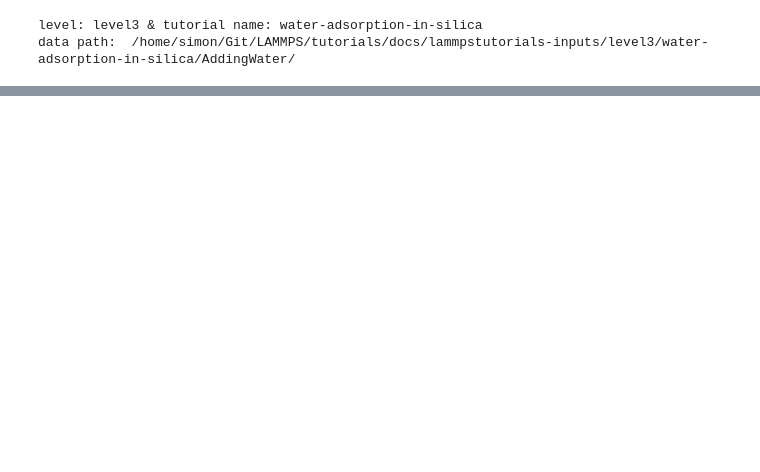
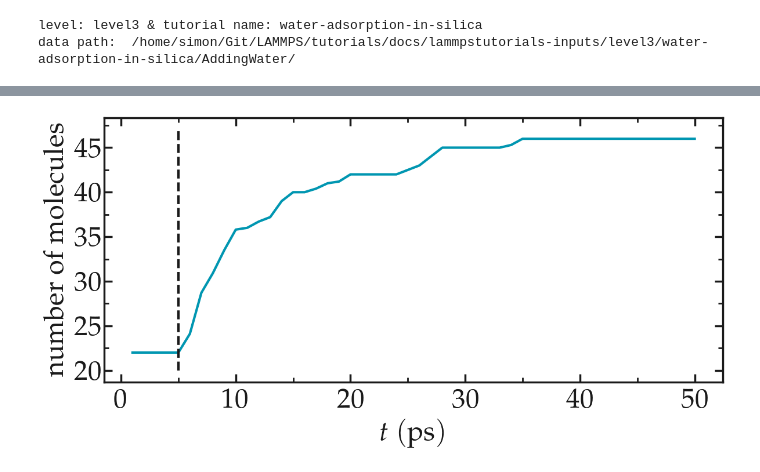
Before and after one commit to lammpstutorials/lammpstutorials.github.io, a Jupyter notebook: docs/sphinx/source/tutorials/figures/level3/water-adsorption-in-silica/number_evolution-pyplot.ipynb, the cells around one changed output, grey strips where cells are left out. Cells and saved outputs as stored; diff of their text form; code cells hidden in the pictures; blank space fills up the shorter version.

```diff
--- a/docs/sphinx/source/tutorials/figures/level3/water-adsorption-in-silica/number_evolution-pyplot.ipynb
+++ b/docs/sphinx/source/tutorials/figures/level3/water-adsorption-in-silica/number_evolution-pyplot.ipynb
@@ -41,0 +43,16 @@ for mode, mygray in zip(['light', 'dark'], [colors["mylightgray"], colors["mydar
+# %%
+filename = "number-article"
+mode = 'light'
+mygray = colors["mylightgray"]
+fig = prepare_figure(mode, transparency = False, desired_figsize=(12,6))
+ax, n, l_tot, c_tot = [], 0, 1, 1
+n += 1
+ax.append(plt.subplot(l_tot, c_tot, n))
+ax[-1].plot(time, numbermolecule, color=colors["myblue"], linewidth=3)
+line = np.arange(20, 48)
+ax[-1].plot(line*0 + 5, line, '--', linewidth =3, color=mygray)
+complete_panel(ax[-1], r'$t ~ \mathrm{(ps)}$', r'$\mathrm{number ~ of ~ molecules}$',
+            legend=False, axis_color=mygray, xpad=8)
+save_figure(plt, fig, mode, git_path, path_figures, filename)
+# %% [output]
+[figure, added]
```
Also changed, not shown: parts of 2 cells of this notebook, 11 other files.
